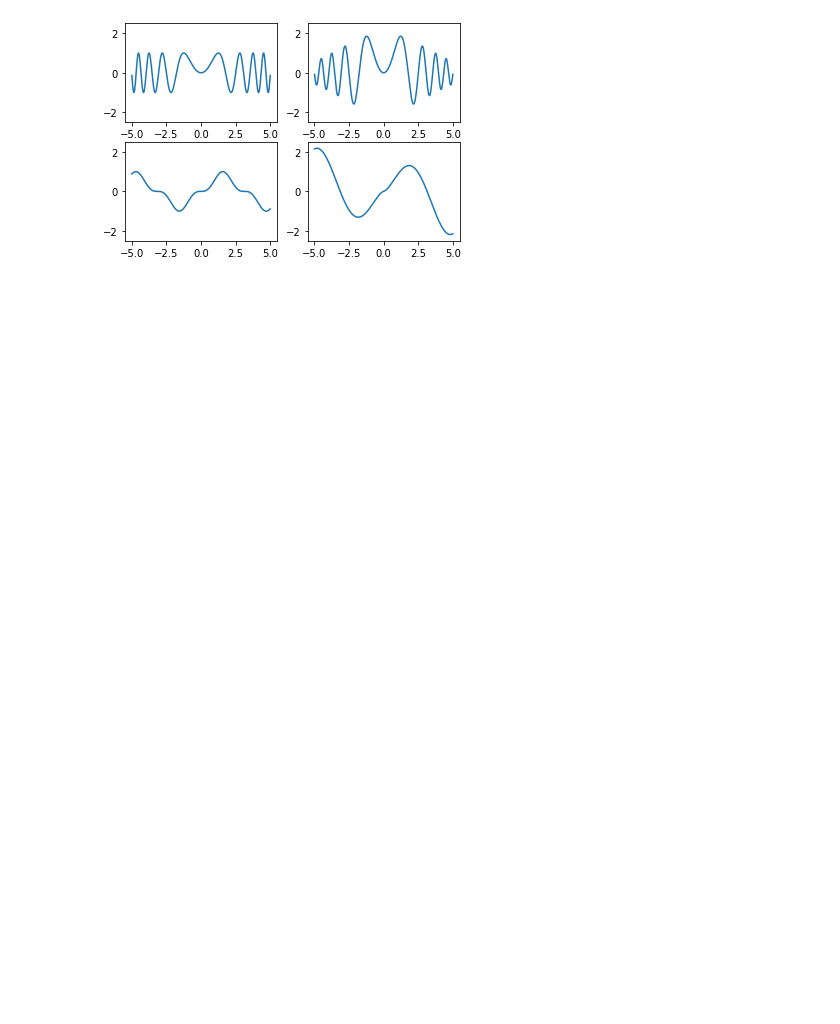
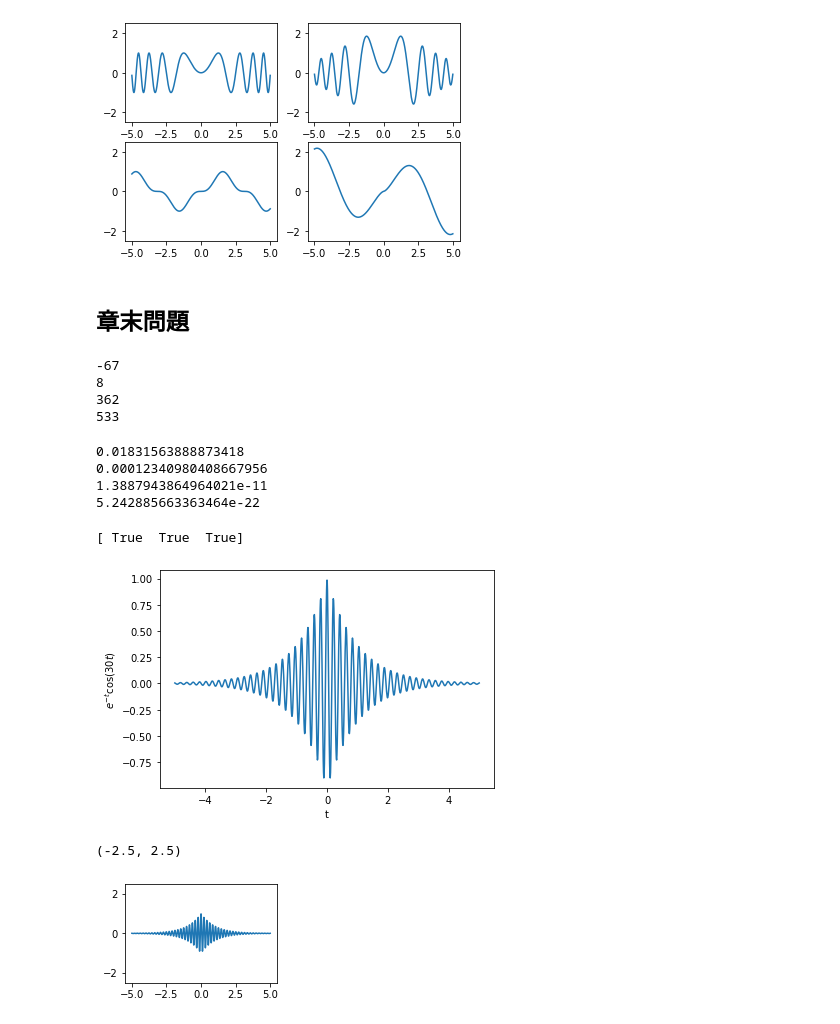
Before and after one commit to diohabara/signal_processing.py, a Jupyter notebook: chapter1.ipynb, the cells around one changed output. Saved outputs shown, nothing was run; the diff lists cells and outputs as text; code cells hidden in the pictures; blank space fills up the shorter version.

```diff
--- a/chapter1.ipynb
+++ b/chapter1.ipynb
@@ -84,3 +82,5 @@ ax4.set_ylim(-2.5, 2.5)
 plt.show()
 # %% [output]
 [figure]
+# %% [markdown]
+## 章末問題
@@ -86,0 +91,45 @@ plt.show()
+# %%
+# 1.1
+x = np.array([-3, 2, 8, 9])
+for i in range(4):
+    print(x[i]**3 - 3*x[i]**2 + 5*x[i] + 2)
+# %% [output]
+-67
+8
+362
+533
+# %%
+# 1.2
+x = np.array([-2, 3, 5, 7])
+for i in range(4):
+    print(np.exp(-x[i]**2))
+# %% [output]
+0.01831563888873418
+0.00012340980408667956
+1.3887943864964021e-11
+5.242885663363464e-22
+# %%
+# 1.3
+z = np.array([-1+2j, 2.3+3.5j, -3.7+0.1j])
+print(np.exp(z) == np.exp(z.real) * (np.cos(z.imag) + 1j * np.sin(z.imag)))
+# %% [output]
+[ True  True  True]
+# %%
+# 1.4(1)
+t = np.linspace(-5, 5, 1000)
+# pyplot
+plt.plot(t, np.exp(-np.abs(t)) * np.cos(30 * t))
+plt.xlabel("t")
+plt.ylabel("$e^{-t} \cos(30t)$")
+plt.show()
+
+# object
+fig = plt.figure()
+x1 = np.exp(-abs(t)) * np.cos(30 * t)
+ax1 = fig.add_subplot(2, 2, 1)
+ax1.plot(t, x1)
+ax1.set_ylim(-2.5, 2.5)
+# %% [output]
+[figure, added]
+(-2.5, 2.5)
+[figure, added]
```
Also changed, not shown: parts of 17 cells of this notebook, 2 other files.
